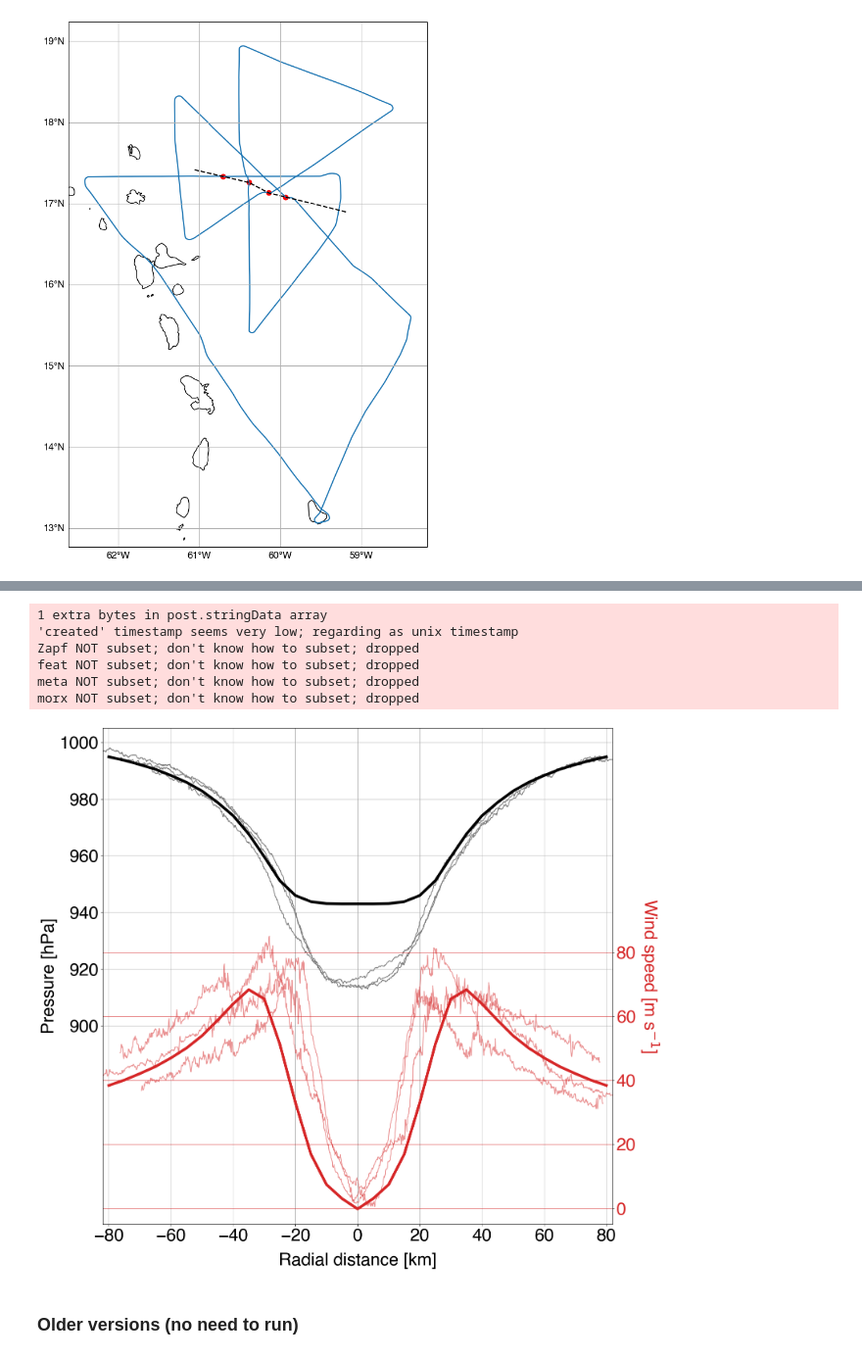
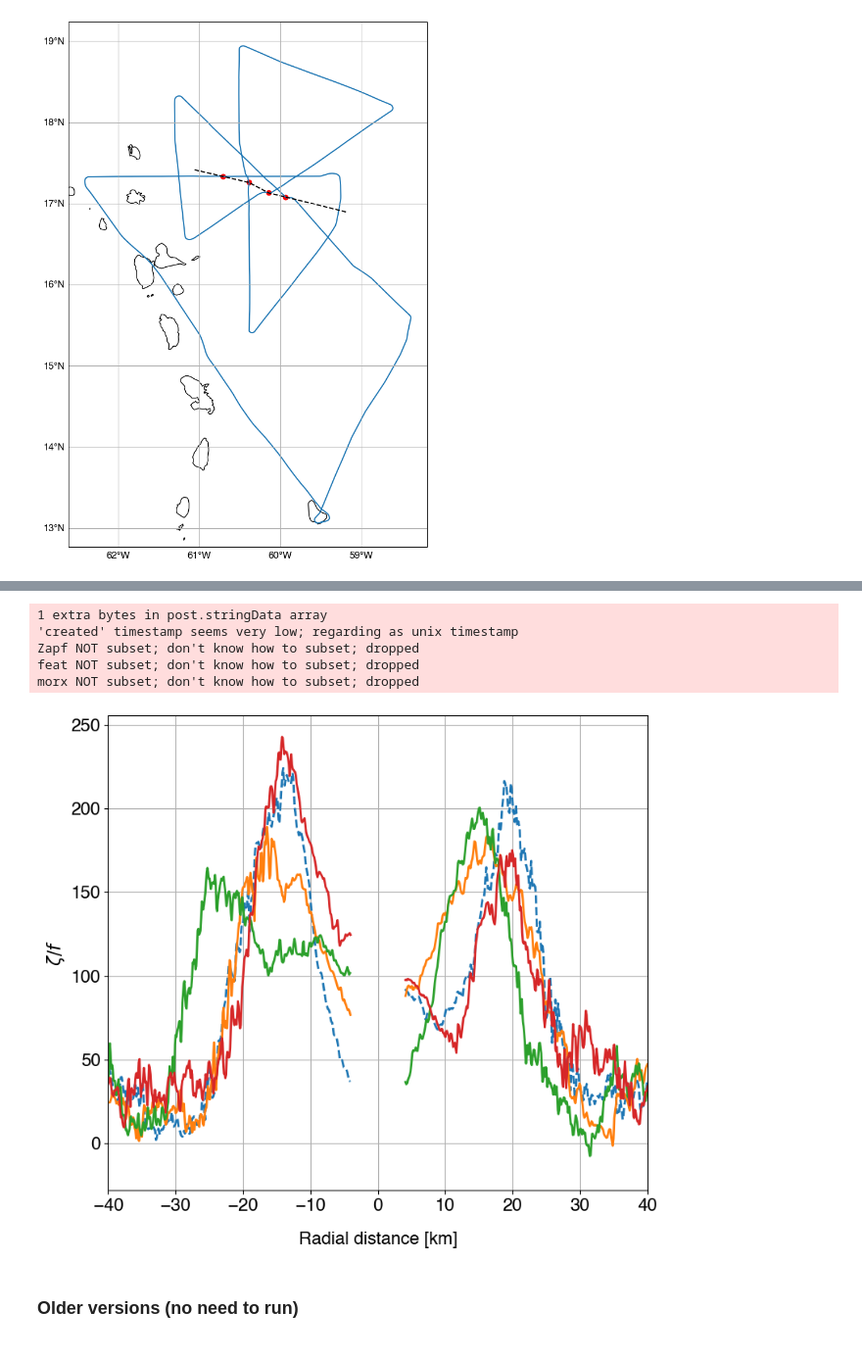
Before and after one commit to JdeJong96/irma-git, a Jupyter notebook: fig/fig02/makefigure.ipynb, the cells around one changed output, grey strips where cells are left out. Shown at 98% size. Cells and saved outputs as stored; diff of their text form; code cells hidden in the pictures.

Commit message:
update figure folder

```diff
--- a/fig/fig02/makefigure.ipynb
+++ b/fig/fig02/makefigure.ipynb
@@ -29,3 +29,4 @@ p_ref = 100000
 cp = 1004
 Rdry = 286.9
 kappa = Rdry/cp
+fc = 4.3013e-5 # coriolis parameter [s-1]
@@ -37,5 +33,5 @@ files2 = sorted(glob.glob(dataloc2+'*.nc'))
 # %%
-dsf = xarray.open_dataset("/Users/jasperdejong/Documents/PhD/Irma/Data/Flightdata/20170905H2_AC.nc")
+dsf = xarray.open_dataset("../20170905H2_AC_sub.nc")
 # %%
 # FIT AIRCRAFT EXTRAPOLATED SURFACE PRESSURE
 # AND ESTIMATE TC TRACK
@@ -197,46 +139,36 @@ plt.legend()
 # %%
-# PLOT SLP VS AIRCRAFT RADIAL DISTANCE FROM TC CENTER
-FSIZE=32
+FSIZE=16
 COLOR='tab:red'
 
-fig = plt.figure(figsize=(16,14))
+fig = plt.figure(figsize=(8,7))
 ax1 = fig.gca()
-ax2 = ax1.twinx()
 crosstimes = dsfit.eye_lat.dropna('Time').Time
-for i in range(1,4):
+for i in range(0,4):
     suffix = '_'+str(i+1)
     times = {'Time':dsfit['Time'+suffix]}
-    y = dsf['PSURF.d'].sel(times)
-    v = dsf['WS.d'].sel(times)
-    p = dsf['PS.c'].sel(times).mean('Time'+suffix).item()/100
-    x,_ = c.distance(dsfit.eye_lat_int.sel(times),
-                     dsfit.eye_lon_int.sel(times),
-                     dsf.LATref.sel(times),
-                     dsf.LONref.sel(times)
-                    )
-    x = x * np.sign(times['Time']-crosstimes[i]).astype('int')
-    dt = crosstimes[i].dt
-    ax1.plot(x/1000,y, '--' if i==0 else '-', color='grey',lw=1.5,
-             label=f'{dt.day.data}-{dt.month.data} {dt.hour.data}:{dt.minute.data:02d}')
-    ax2.plot(x/1000,v,'--' if i==0 else '-', color=COLOR, alpha=0.5,lw=1.5,label=f'{700 if i==0 else 750} hPa')
-ax1.plot(psl_harmonie.r/1000, psl_harmonie, 'k', lw=5, label='model')
-#ax2.plot(V700_harmonie.r/1000, V700_harmonie, 'k--', lw=5, label='700 hPa')
-ax2.plot(V750_harmonie.r/1000, V750_harmonie, color=COLOR, lw=5, label='750 hPa')
-#ax1.legend(fontsize=22)
-#ax2.legend(fontsize=22)
+    V = dsf['WS.d'].sel(times) # wind magnitude
+    d = dsf['WD.d'].sel(times) # wind direction
+    x,phi = c.distance(  # centre-aircraft distance and azimuthal coordinate
+        dsfit.eye_lat_int.sel(times),
+        dsfit.eye_lon_int.sel(times),
+        dsf.LATref.sel(times),
+        dsf.LONref.sel(times)
+    )
+    x = x * np.sign(times['Time']-crosstimes[i]).astype('int') # negative distance when flying toward the centre
+    v = V*np.cos(phi - np.deg2rad(180-d)) # tangential wind
+    vm = v.rolling({'Time'+suffix:60}, center=True).mean() # 1m rolling average
+    xv = (x*vm).assign_coords(x=x)
+    zeta = xv.differentiate('x')/abs(x)
+    zeta[abs(x) < 4000] = np.nan
+    #ax1.plot(x/1000, _*30)
+    ax1.plot(x/1000,zeta/fc,'--' if i==0 else '-', lw=2, label=f'{i+1}')
 ax1.grid()
-ax2.grid(color=COLOR)
-ax1.set_ylim([830,1005])
-ax2.set_ylim([-5,150])
-ax1.set_xlim([-82,82])
+#ax1.legend()
+ax1.set_xlim([-40,40])
 ax1.set_xlabel('Radial distance [km]', fontsize=FSIZE, labelpad=15)
-ax1.set_ylabel('Pressure [hPa]', fontsize=FSIZE)
-ax2.set_ylabel(r'Wind speed [m s$^{-1}$]', fontsize=FSIZE, color=COLOR, rotation=270, labelpad=45)
+ax1.set_ylabel(r'$\zeta/f$', fontsize=FSIZE)
 ax = plt.gca()
-ax1.set_yticks(np.arange(900,1001,20))
-ax2.set_yticks(np.arange(0,81,20))
 ax1.tick_params(axis='both',labelsize=FSIZE)
-ax2.tick_params(axis='both',labelsize=FSIZE, labelcolor=COLOR)
 plt.tight_layout()
-fig.savefig("fig/slp_v_vs_aircraft/slp_v_vs_aircraft5.pdf", format='pdf', dpi=300, bbox_inches='tight')
+fig.savefig("fig02.pdf", format='pdf', dpi=300, bbox_inches='tight')
 # %% [output]
@@ -246,10 +179,9 @@ fig.savefig("fig/slp_v_vs_aircraft/slp_v_vs_aircraft5.pdf", format='pdf', dpi=30
 1 extra bytes in post.stringData array
 'created' timestamp seems very low; regarding as unix timestamp
 Zapf NOT subset; don't know how to subset; dropped
 feat NOT subset; don't know how to subset; dropped
-meta NOT subset; don't know how to subset; dropped
 morx NOT subset; don't know how to subset; dropped
-[figure, old version]
+[figure, new version]
 # %% [markdown]
 ### Older versions (no need to run)
 # %%
```
Also changed, not shown: parts of 4 cells of this notebook, 6 other files.
